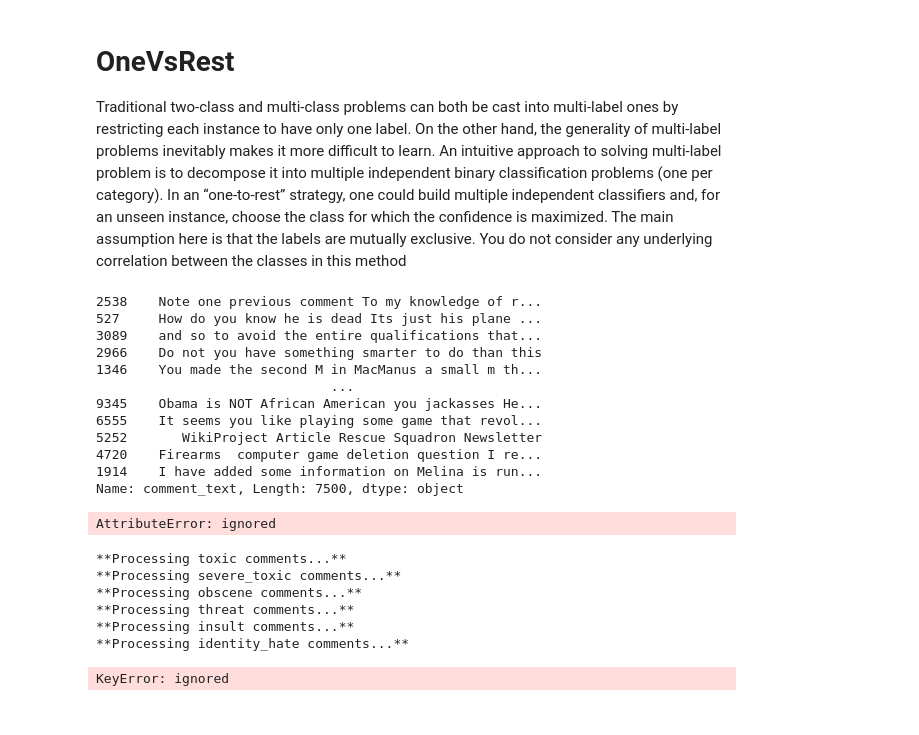
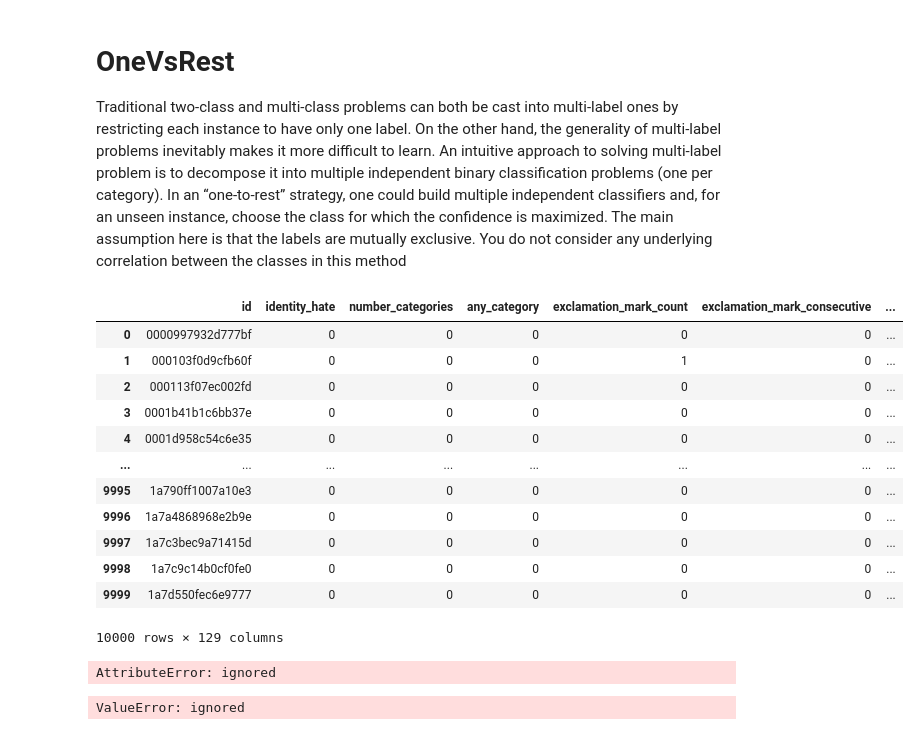
Before and after one commit to orbenishay/Classification, a Jupyter notebook: Toxic_comments_classification.ipynb, the cells around one changed output. Cells and saved outputs as stored; diff of their text form; code cells hidden in the pictures.

```diff
--- a/Toxic_comments_classification.ipynb
+++ b/Toxic_comments_classification.ipynb
@@ -563,23 +571,11 @@ data_breakpoint = data.copy()
 # %% [markdown]
 Prepare the data
 # %%
-X_train = data_breakpoint.drop(['toxic', 'severe_toxic', 'obscene', 'threat', 'insult', 'number_categories'], axis=1)
-y_train = data_breakpoint.['toxic', 'severe_toxic', 'obscene', 'threat', 'insult', 'number_categories']
+X_train = data_breakpoint.drop(['toxic', 'severe_toxic', 'obscene', 'threat', 'insult', 'comment_text'], axis=1)
+y_train = data_breakpoint[['toxic', 'severe_toxic', 'obscene', 'threat', 'insult']]
 
-X_test = traincomments_test.drop(['toxic', 'severe_toxic', 'obscene', 'threat', 'insult', 'number_categories'], axis=1)
-y_test = traincomments_test.['toxic', 'severe_toxic', 'obscene', 'threat', 'insult', 'number_categories']
-
-X_train, X_test, y_train, y_test = train_test_split(X, y,
-                                                    train_size=0.75,
-                                                    test_size=0.25,
-                                                    shuffle=True,
-                                                    )
-
-#X_train, X_test, y_train, y_test = train_test_split(X, y,
-#                                                    train_size=0.75,
-#                                                    test_size=0.25,
-#                                                    shuffle=True,
-#                                                    stratify=traincomments.comment_text)
+#X_test = traincomments_test.drop(['toxic', 'severe_toxic', 'obscene', 'threat', 'insult', 'number_categories'], axis=1)
+#y_test = traincomments_test['toxic', 'severe_toxic', 'obscene', 'threat', 'insult', 'number_categories']
 # %% [markdown]
 Feature selection
 # %%
@@ -650,21 +639,22 @@ X_processed.head()
 Traditional two-class and multi-class problems can both be cast into multi-label ones by restricting each instance to have only one label. On the other hand, the generality of multi-label problems inevitably makes it more difficult to learn. An intuitive approach to solving multi-label problem is to decompose it into multiple independent binary classification problems (one per category).
 In an “one-to-rest” strategy, one could build multiple independent classifiers and, for an unseen instance, choose the class for which the confidence is maximized.
 The main assumption here is that the labels are mutually exclusive. You do not consider any underlying correlation between the classes in this method
-# %%
-y_train
-# %% [output]
-2538    Note one previous comment To my knowledge of r...
-527     How do you know he is dead Its just his plane ...
-3089    and so to avoid the entire qualifications that...
-2966    Do not you have something smarter to do than this
-1346    You made the second M in MacManus a small m th...
-                              ...
-9345    Obama is NOT African American you jackasses He...
-6555    It seems you like playing some game that revol...
-5252       WikiProject Article Rescue Squadron Newsletter
-4720    Firearms  computer game deletion question I re...
-1914    I have added some information on Melina is run...
-Name: comment_text, Length: 7500, dtype: object
+# %%
+X_train
+# %% [output]
+|  | id | identity_hate | number_categories | any_category | exclamation_mark_count | exclamation_mark_consecutive | ... |
+| 0 | 0000997932d777bf | 0 | 0 | 0 | 0 | 0 | ... |
+| 1 | 000103f0d9cfb60f | 0 | 0 | 0 | 1 | 0 | ... |
+| 2 | 000113f07ec002fd | 0 | 0 | 0 | 0 | 0 | ... |
+| 3 | 0001b41b1c6bb37e | 0 | 0 | 0 | 0 | 0 | ... |
+| 4 | 0001d958c54c6e35 | 0 | 0 | 0 | 0 | 0 | ... |
+| ... | ... | ... | ... | ... | ... | ... | ... |
+| 9995 | 1a790ff1007a10e3 | 0 | 0 | 0 | 0 | 0 | ... |
+| 9996 | 1a7a4868968e2b9e | 0 | 0 | 0 | 0 | 0 | ... |
+| 9997 | 1a7c3bec9a71415d | 0 | 0 | 0 | 0 | 0 | ... |
+| 9998 | 1a7c9c14b0cf0fe0 | 0 | 0 | 0 | 0 | 0 | ... |
+| 9999 | 1a7d550fec6e9777 | 0 | 0 | 0 | 0 | 0 | ... |
+10000 rows × 129 columns
 # %%
 from sklearn.linear_model import LogisticRegression
 from sklearn.pipeline import Pipeline
@@ -692,22 +682,16 @@ for category in categories:
 
 # Training logistic regression model on train data
 LogReg_pipeline.fit(X_processed, y_train[category])
-# %% [output]
-**Processing toxic comments...**
-**Processing severe_toxic comments...**
-**Processing obscene comments...**
-**Processing threat comments...**
-**Processing insult comments...**
-**Processing identity_hate comments...**
-KeyError: ignored
 # %%
 from sklearn.linear_model import LogisticRegression
 from sklearn.pipeline import Pipeline
 from sklearn.metrics import accuracy_score
 from sklearn.multiclass import OneVsRestClassifier
-categories = traincomments[['toxic','severe_toxic','obscene','threat','insult','identity_hate']]
+categories = y_train[['toxic','severe_toxic','obscene','threat','insult']]
 
 classifier = OneVsRestClassifier(LogisticRegression(solver='sag'), n_jobs=-1)
-classifier_pred = classifier.fit(X_processed, y_train).predict(X_processed)
+classifier_pred = classifier.fit(X_train, y_train).predict(X_train)
+# %% [output]
+ValueError: ignored
 # %%
 classifier_pred.predict_proba(X_processed)
```
Also changed, not shown: parts of 3 cells of this notebook.
